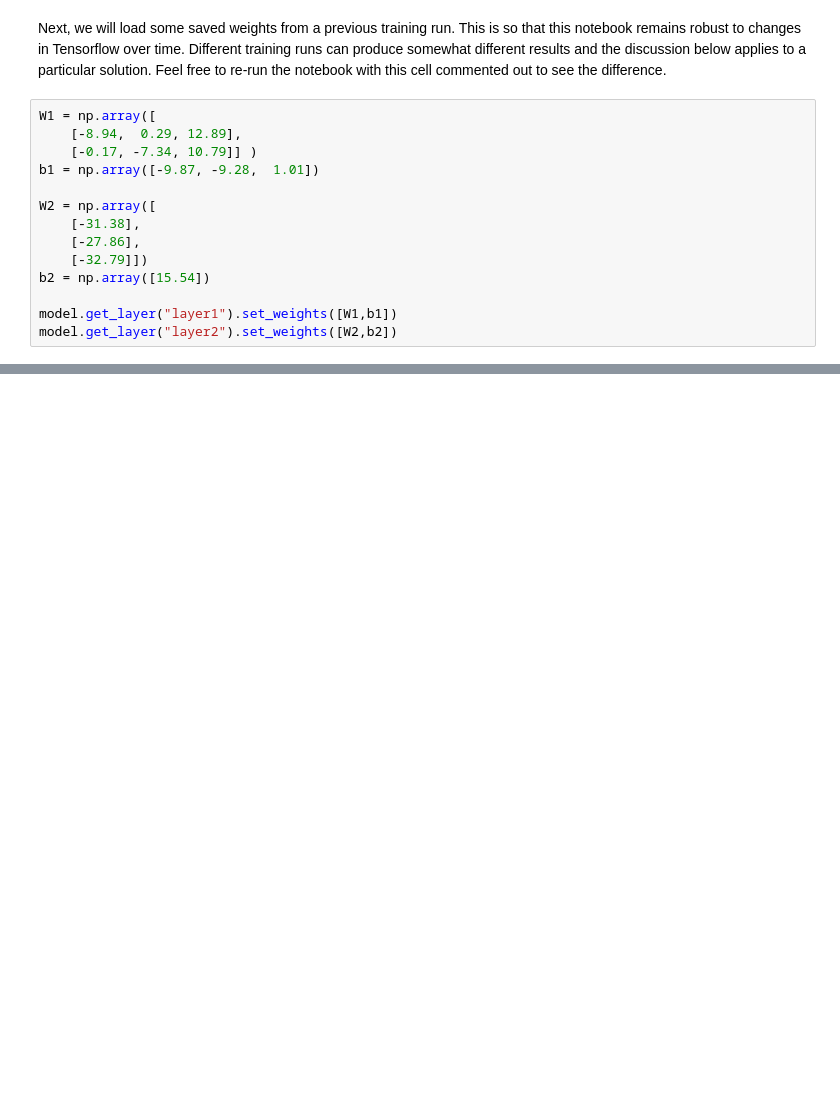
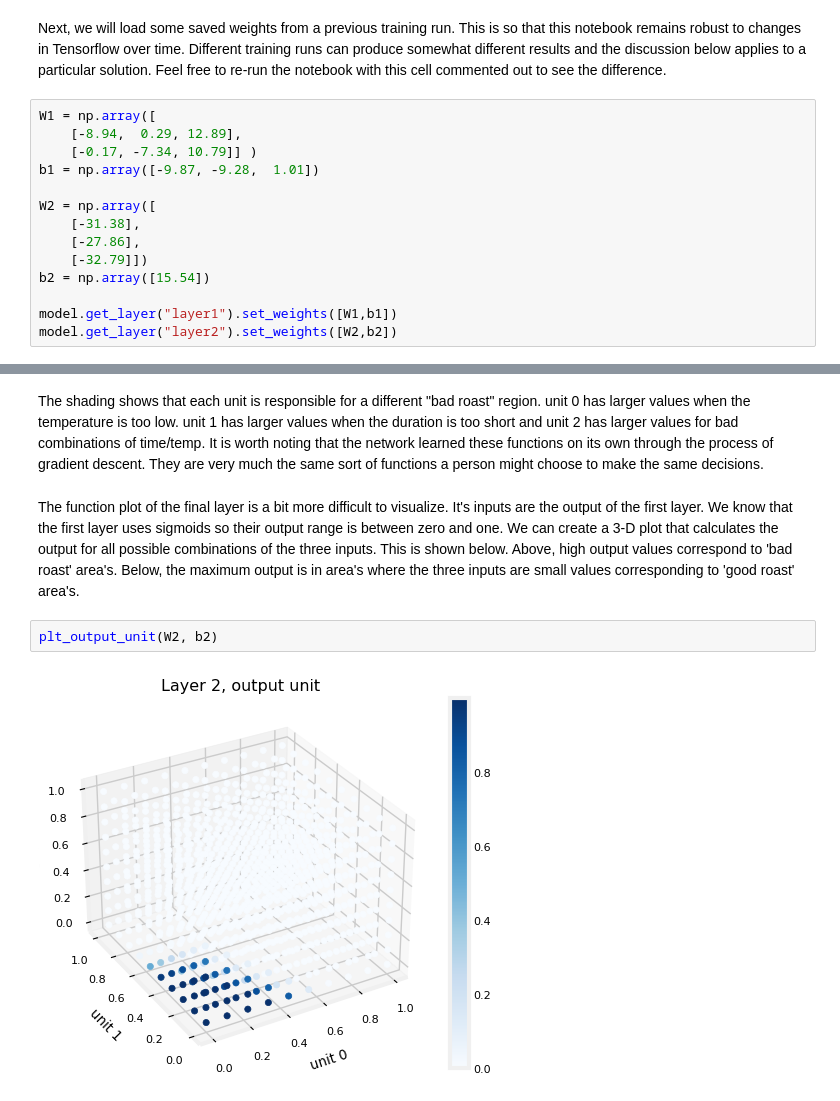
Before and after one commit to OoFa99/Machine-Learning-Specialization, a Jupyter notebook: C2_Advanced Learning Algorithms/Week1/C2_W1_Lab02_CoffeeRoasting_TF.ipynb, the cells around one changed output, grey strips where cells are left out. Drawn from its saved outputs; the diff is of its cells as text; blank space fills up the shorter version.

```diff
--- a/C2_Advanced Learning Algorithms/Week1/C2_W1_Lab02_CoffeeRoasting_TF.ipynb
+++ b/C2_Advanced Learning Algorithms/Week1/C2_W1_Lab02_CoffeeRoasting_TF.ipynb
@@ -204,0 +269,8 @@ model.get_layer("layer2").set_weights([W2,b2])
+# %% [markdown]
+The shading shows that each unit is responsible for a different "bad roast" region. unit 0 has larger values when the temperature is too low. unit 1 has larger values when the duration is too short and unit 2 has larger values for bad combinations of time/temp. It is worth noting that the network learned these functions on its own through the process of gradient descent. They are very much the same sort of functions a person might choose to make the same decisions.
+# %% [markdown]
+The function plot of the final layer is a bit more difficult to visualize. It's inputs are the output of the first layer. We know that the first layer uses sigmoids so their output range is between zero and one. We can create a 3-D plot that calculates the output for all possible combinations of the three inputs. This is shown below. Above, high output values correspond to 'bad roast' area's. Below, the maximum output is in area's where the three inputs are small values corresponding to 'good roast' area's.
+# %%
+plt_output_unit(W2, b2)
+# %% [output]
+[figure, added]
```
Also changed, not shown: parts of 13 cells of this notebook.
